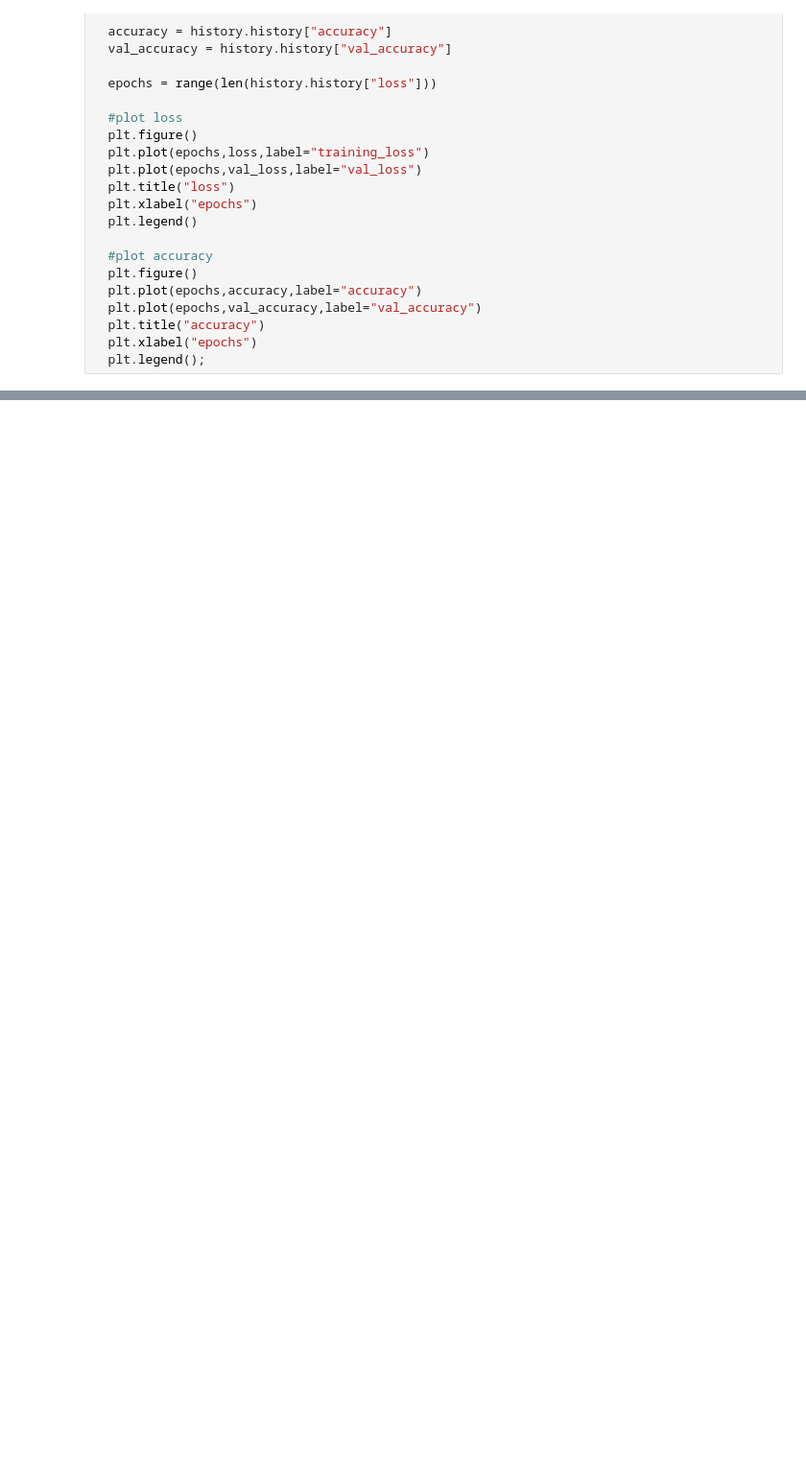
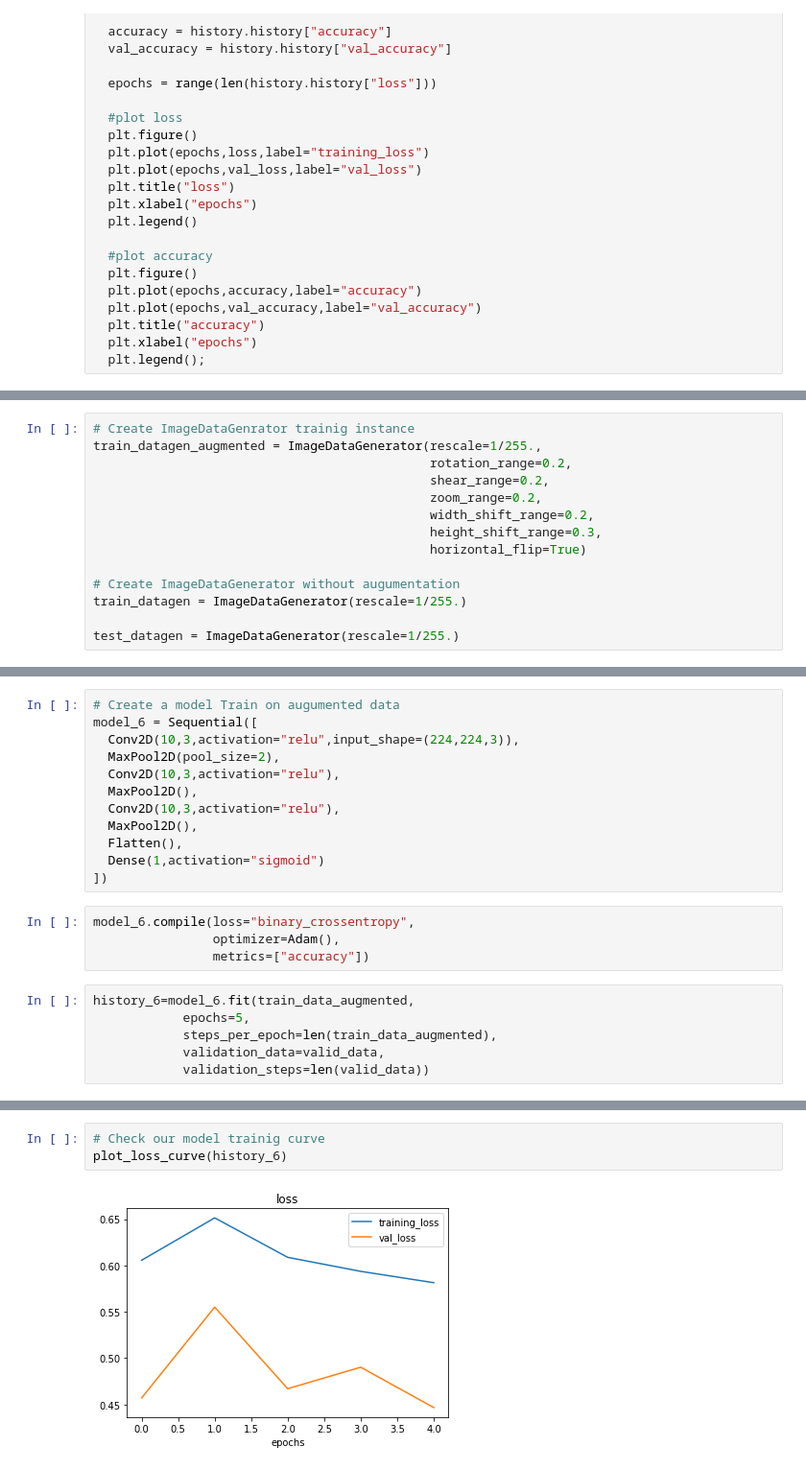
Before and after one commit to DeepakSaini420/Deep-Learning, a Jupyter notebook: Convolutional_Nural_network_and_computer_vision/03_introduction_to_computer_vision_with_tensorflow.ipynb, the cells around one changed output, grey strips where cells are left out. Shown at 96% size. Saved outputs shown, nothing was run; the diff lists cells and outputs as text; blank space fills up the shorter version.

```diff
--- a/Convolutional_Nural_network_and_computer_vision/03_introduction_to_computer_vision_with_tensorflow.ipynb
+++ b/Convolutional_Nural_network_and_computer_vision/03_introduction_to_computer_vision_with_tensorflow.ipynb
@@ -574,0 +675,14 @@ Reduce overfitting:
+# %%
+# Create ImageDataGenrator trainig instance
+train_datagen_augmented = ImageDataGenerator(rescale=1/255.,
+                                             rotation_range=0.2,
+                                             shear_range=0.2,
+                                             zoom_range=0.2,
+                                             width_shift_range=0.2,
+                                             height_shift_range=0.3,
+                                             horizontal_flip=True)
+
+# Create ImageDataGenerator without augumentation
+train_datagen = ImageDataGenerator(rescale=1/255.)
+
+test_datagen = ImageDataGenerator(rescale=1/255.)
@@ -574,0 +739,22 @@ Reduce overfitting:
+# %%
+# Create a model Train on augumented data
+model_6 = Sequential([
+  Conv2D(10,3,activation="relu",input_shape=(224,224,3)),
+  MaxPool2D(pool_size=2),
+  Conv2D(10,3,activation="relu"),
+  MaxPool2D(),
+  Conv2D(10,3,activation="relu"),
+  MaxPool2D(),
+  Flatten(),
+  Dense(1,activation="sigmoid")
+])
+# %%
+model_6.compile(loss="binary_crossentropy",
+                optimizer=Adam(),
+                metrics=["accuracy"])
+# %%
+history_6=model_6.fit(train_data_augmented,
+            epochs=5,
+            steps_per_epoch=len(train_data_augmented),
+            validation_data=valid_data,
+            validation_steps=len(valid_data))
@@ -574,0 +772,5 @@ Reduce overfitting:
+# %%
+# Check our model trainig curve
+plot_loss_curve(history_6)
+# %% [output]
+[figure, added]
```
Also changed, not shown: parts of 36 cells of this notebook.
